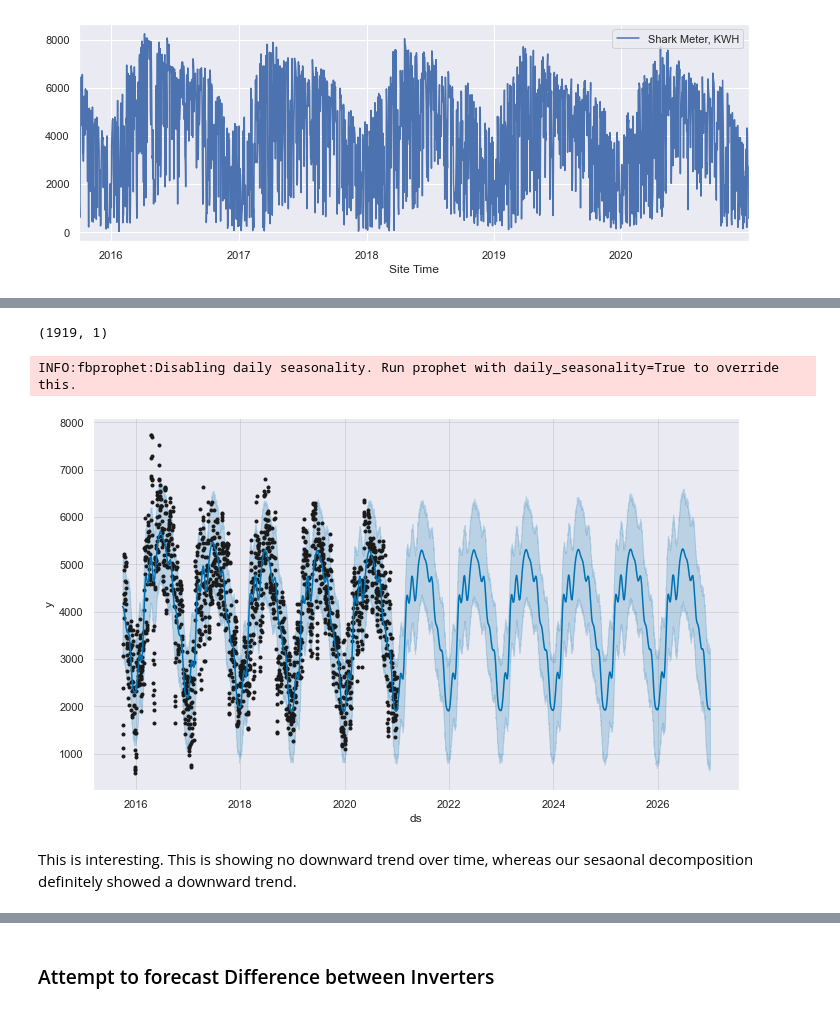
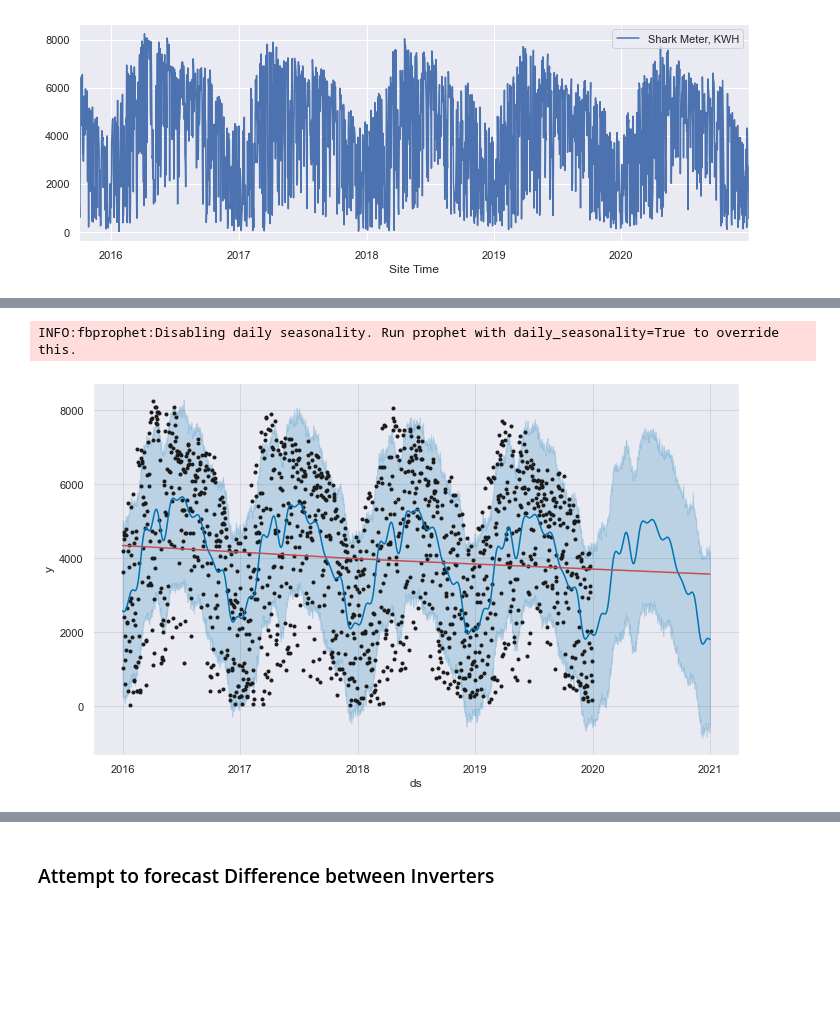
Before and after one commit to ruthcaswellsmith/Capstone---Solar-Energy, a Jupyter notebook: notebooks/Forecasting with FB Prophet.ipynb, the cells around one changed output, grey strips where cells are left out. Saved outputs shown, nothing was run; the diff lists cells and outputs as text; code cells hidden in the pictures; blank space fills up the shorter version.

```diff
--- a/notebooks/Forecasting with FB Prophet.ipynb
+++ b/notebooks/Forecasting with FB Prophet.ipynb
@@ -76,21 +121,18 @@ energy_daily_rolling7D.plot(figsize=(12,4));
-# %%
-energy_daily_rolling7D.shape
-# %% [output]
-(1919, 1)
 # %%
-energy_daily_rolling7D['y'] = energy_daily_rolling7D['Shark Meter, KWH']
-energy_daily_rolling7D['ds'] = energy_daily_rolling7D.index
+# Our dataframe must have columns 'ds' and 'y'
+energy_df = energy_daily.loc['2016':'2019'].copy()
+energy_df['y'] = energy_df['Shark Meter, KWH']
+energy_df['ds'] = energy_df.index
 
-prophet = Prophet()
-prophet.fit(energy_daily_rolling7D)
-future = prophet.make_future_dataframe(periods=365*6, freq='D')
+prophet = Prophet(yearly_seasonality=True, weekly_seasonality=False)
+prophet.fit(energy_df)
+future = prophet.make_future_dataframe(periods=366, freq='D')
 forecast = prophet.predict(future)
 fig = prophet.plot(forecast)
+a = add_changepoints_to_plot(fig.gca(), prophet, forecast)
 # %% [output]
 INFO:fbprophet:Disabling daily seasonality. Run prophet with daily_seasonality=True to override this.
-[figure, old version]
+[figure, new version]
-# %% [markdown]
-This is interesting. This is showing no downward trend over time, whereas our sesaonal decomposition definitely showed a downward trend.
 # %%
 fig2 = prophet.plot_components(forecast)
 plt.show()
```
Also changed, not shown: parts of 23 cells of this notebook, 1 other file.
